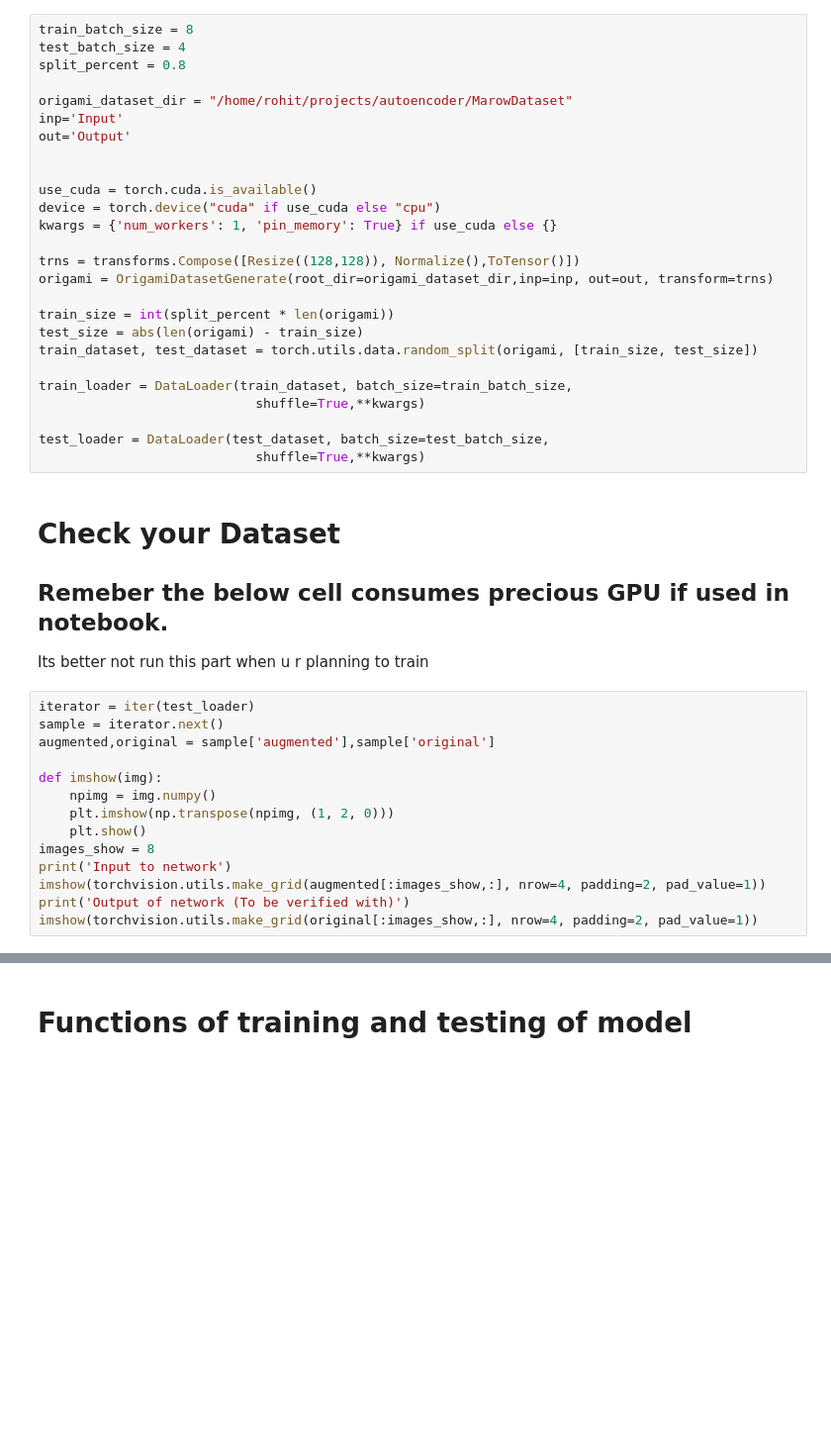
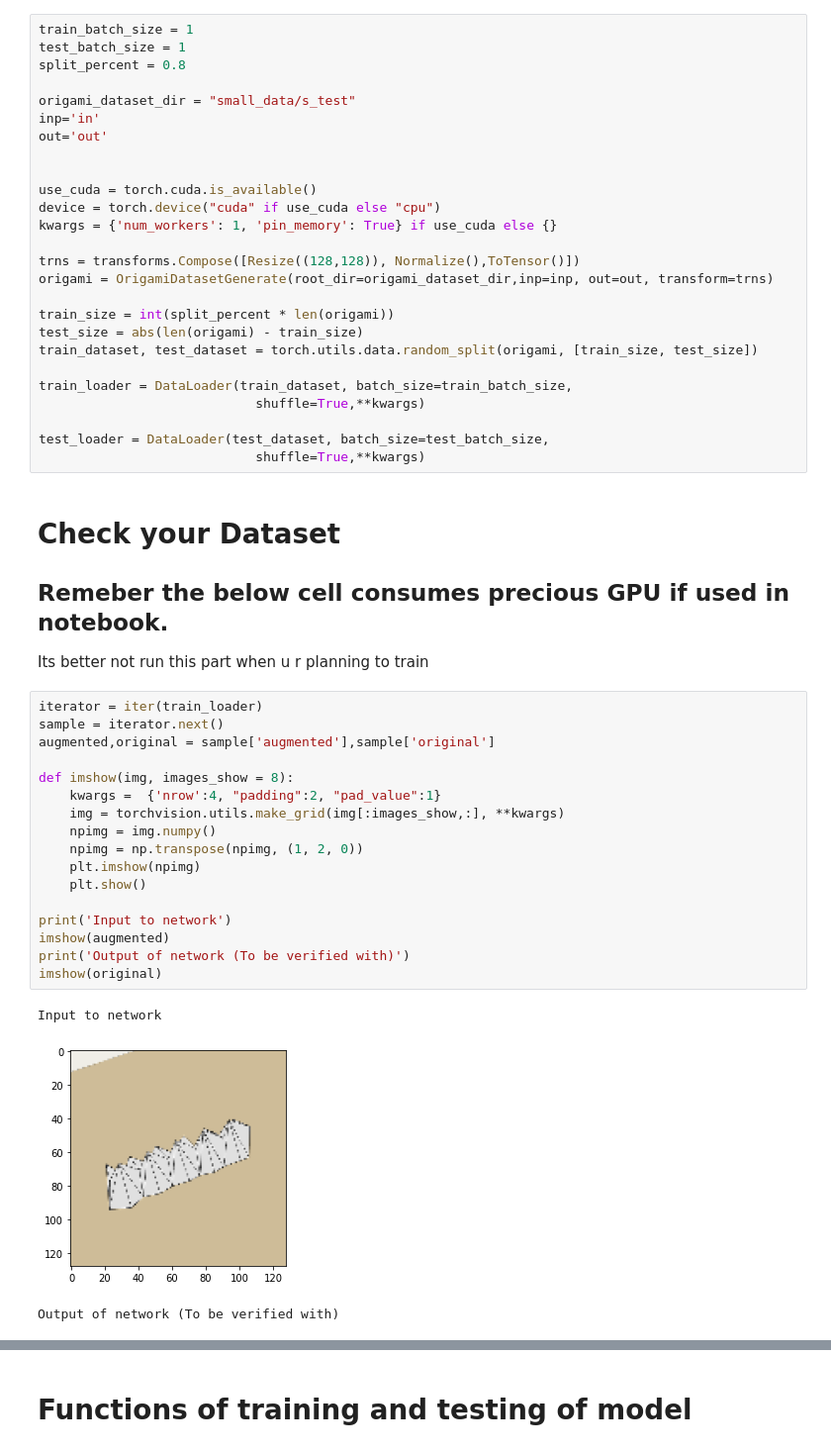
Before and after one commit to take2rohit/scoop_net, a Jupyter notebook: denoising_ae.ipynb, the cells around one changed output, grey strips where cells are left out. Shown at 99% size. Drawn from its saved outputs; the diff is of its cells as text; blank space fills up the shorter version.

Commit message:
saving image

```diff
--- a/denoising_ae.ipynb
+++ b/denoising_ae.ipynb
@@ -31,13 +31,13 @@ device = torch.device("cuda:0" if torch.cuda.is_available() else "cpu")
 # %% [markdown]
 # Divide Dataset into train and test
 # %%
-train_batch_size = 8
-test_batch_size = 4
+train_batch_size = 1
+test_batch_size = 1
 split_percent = 0.8
 
-origami_dataset_dir = "/home/rohit/projects/autoencoder/MarowDataset"
-inp='Input'
-out='Output'
+origami_dataset_dir = "small_data/s_test"
+inp='in'
+out='out'
 
 
 use_cuda = torch.cuda.is_available()
@@ -61,16 +61,23 @@ test_loader = DataLoader(test_dataset, batch_size=test_batch_size,
 ## Remeber the below cell consumes precious GPU if used in notebook.
 Its better not run this part when u r planning to train
 # %%
-iterator = iter(test_loader)
+iterator = iter(train_loader)
 sample = iterator.next()
 augmented,original = sample['augmented'],sample['original']
 
-def imshow(img):
+def imshow(img, images_show = 8):
+    kwargs =  {'nrow':4, "padding":2, "pad_value":1}
+    img = torchvision.utils.make_grid(img[:images_show,:], **kwargs)
     npimg = img.numpy()
-    plt.imshow(np.transpose(npimg, (1, 2, 0)))
+    npimg = np.transpose(npimg, (1, 2, 0))
+    plt.imshow(npimg)
     plt.show()
-images_show = 8
+
 print('Input to network')
-imshow(torchvision.utils.make_grid(augmented[:images_show,:], nrow=4, padding=2, pad_value=1))
+imshow(augmented)
 print('Output of network (To be verified with)')
-imshow(torchvision.utils.make_grid(original[:images_show,:], nrow=4, padding=2, pad_value=1))
+imshow(original)
+# %% [output]
+Input to network
+[figure, added]
+Output of network (To be verified with)
```
Also changed, not shown: parts of 5 cells of this notebook, 2 other files.
